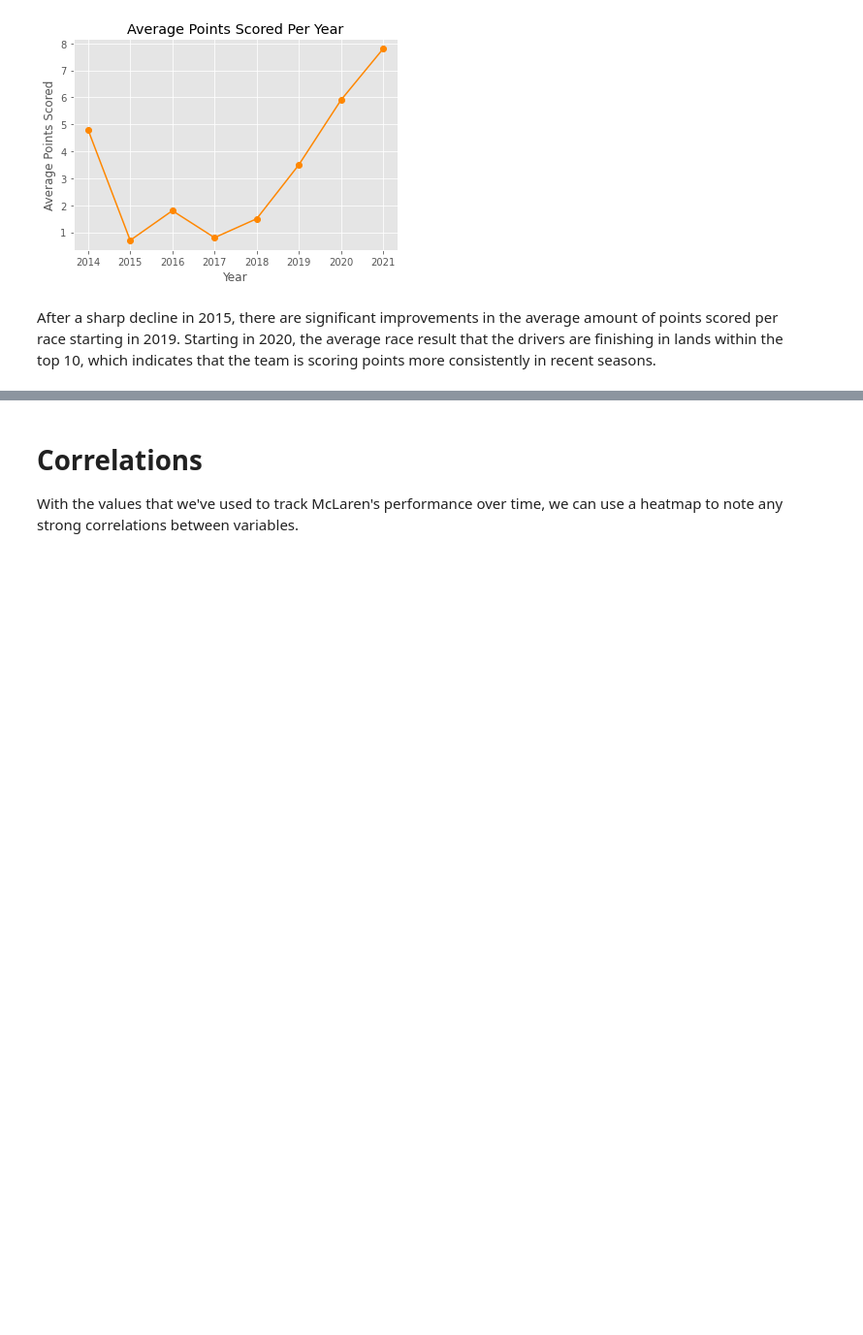
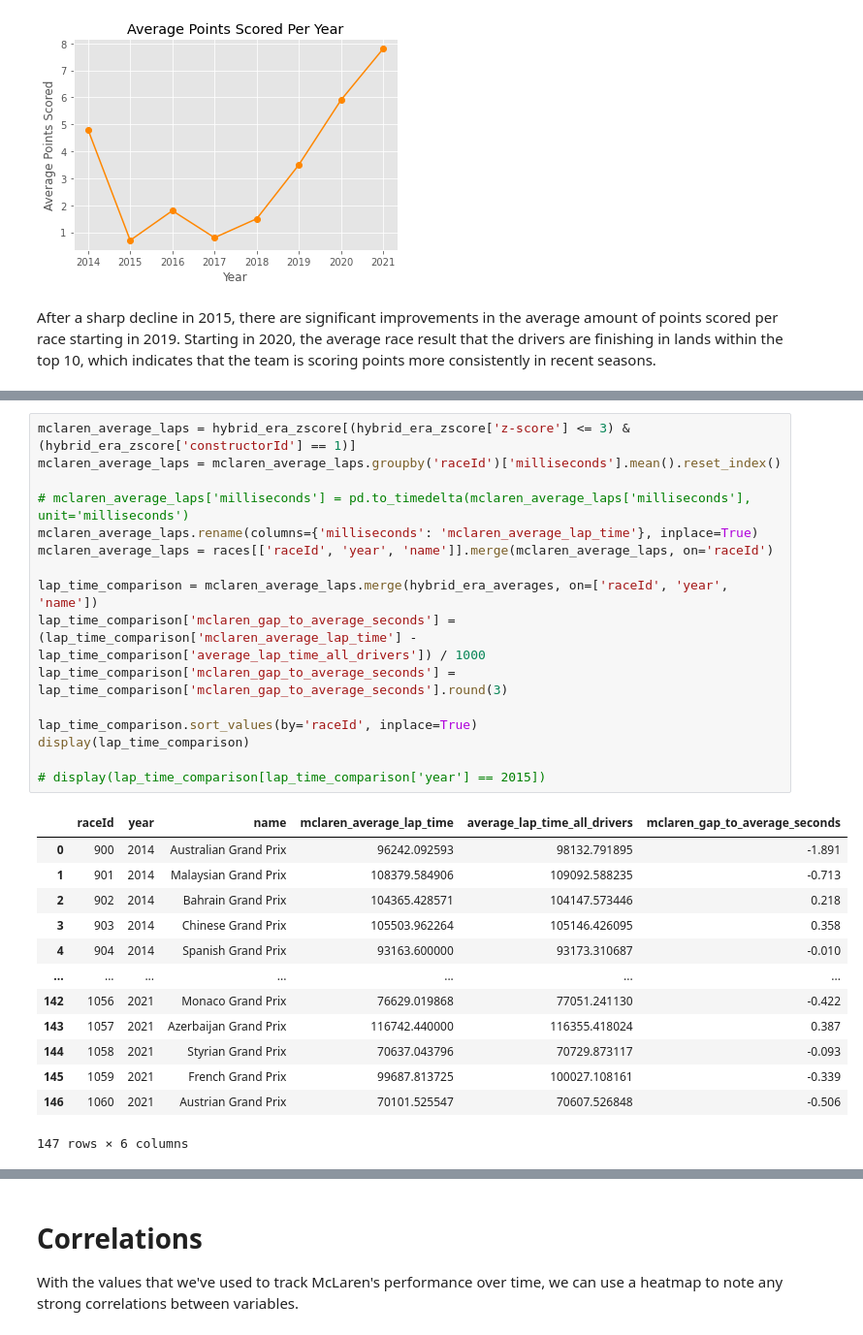
Before and after one commit to dannguyen216/f1-data-exploration, a Jupyter notebook: formula_one/mclaren_hybrid_era.ipynb, the cells around one changed output, grey strips where cells are left out. Shown at 97% size. Cells and saved outputs as stored; diff of their text form; blank space fills up the shorter version.

```diff
--- a/formula_one/mclaren_hybrid_era.ipynb
+++ b/formula_one/mclaren_hybrid_era.ipynb
@@ -280,0 +439,30 @@ After a sharp decline in 2015, there are significant improvements in the average
+# %%
+mclaren_average_laps = hybrid_era_zscore[(hybrid_era_zscore['z-score'] <= 3) & (hybrid_era_zscore['constructorId'] == 1)]
+mclaren_average_laps = mclaren_average_laps.groupby('raceId')['milliseconds'].mean().reset_index()
+
+# mclaren_average_laps['milliseconds'] = pd.to_timedelta(mclaren_average_laps['milliseconds'], unit='milliseconds')
+mclaren_average_laps.rename(columns={'milliseconds': 'mclaren_average_lap_time'}, inplace=True)
+mclaren_average_laps = races[['raceId', 'year', 'name']].merge(mclaren_average_laps, on='raceId')
+
+lap_time_comparison = mclaren_average_laps.merge(hybrid_era_averages, on=['raceId', 'year', 'name'])
+lap_time_comparison['mclaren_gap_to_average_seconds'] = (lap_time_comparison['mclaren_average_lap_time'] - lap_time_comparison['average_lap_time_all_drivers']) / 1000
+lap_time_comparison['mclaren_gap_to_average_seconds'] = lap_time_comparison['mclaren_gap_to_average_seconds'].round(3)
+
+lap_time_comparison.sort_values(by='raceId', inplace=True)
+display(lap_time_comparison)
+
+# display(lap_time_comparison[lap_time_comparison['year'] == 2015])
+# %% [output]
+|  | raceId | year | name | mclaren_average_lap_time | average_lap_time_all_drivers | mclaren_gap_to_average_seconds |
+| 0 | 900 | 2014 | Australian Grand Prix | 96242.092593 | 98132.791895 | -1.891 |
+| 1 | 901 | 2014 | Malaysian Grand Prix | 108379.584906 | 109092.588235 | -0.713 |
+| 2 | 902 | 2014 | Bahrain Grand Prix | 104365.428571 | 104147.573446 | 0.218 |
+| 3 | 903 | 2014 | Chinese Grand Prix | 105503.962264 | 105146.426095 | 0.358 |
+| 4 | 904 | 2014 | Spanish Grand Prix | 93163.600000 | 93173.310687 | -0.010 |
+| ... | ... | ... | ... | ... | ... | ... |
+| 142 | 1056 | 2021 | Monaco Grand Prix | 76629.019868 | 77051.241130 | -0.422 |
+| 143 | 1057 | 2021 | Azerbaijan Grand Prix | 116742.440000 | 116355.418024 | 0.387 |
+| 144 | 1058 | 2021 | Styrian Grand Prix | 70637.043796 | 70729.873117 | -0.093 |
+| 145 | 1059 | 2021 | French Grand Prix | 99687.813725 | 100027.108161 | -0.339 |
+| 146 | 1060 | 2021 | Austrian Grand Prix | 70101.525547 | 70607.526848 | -0.506 |
+147 rows × 6 columns
```
Also changed, not shown: parts of 15 cells of this notebook.
